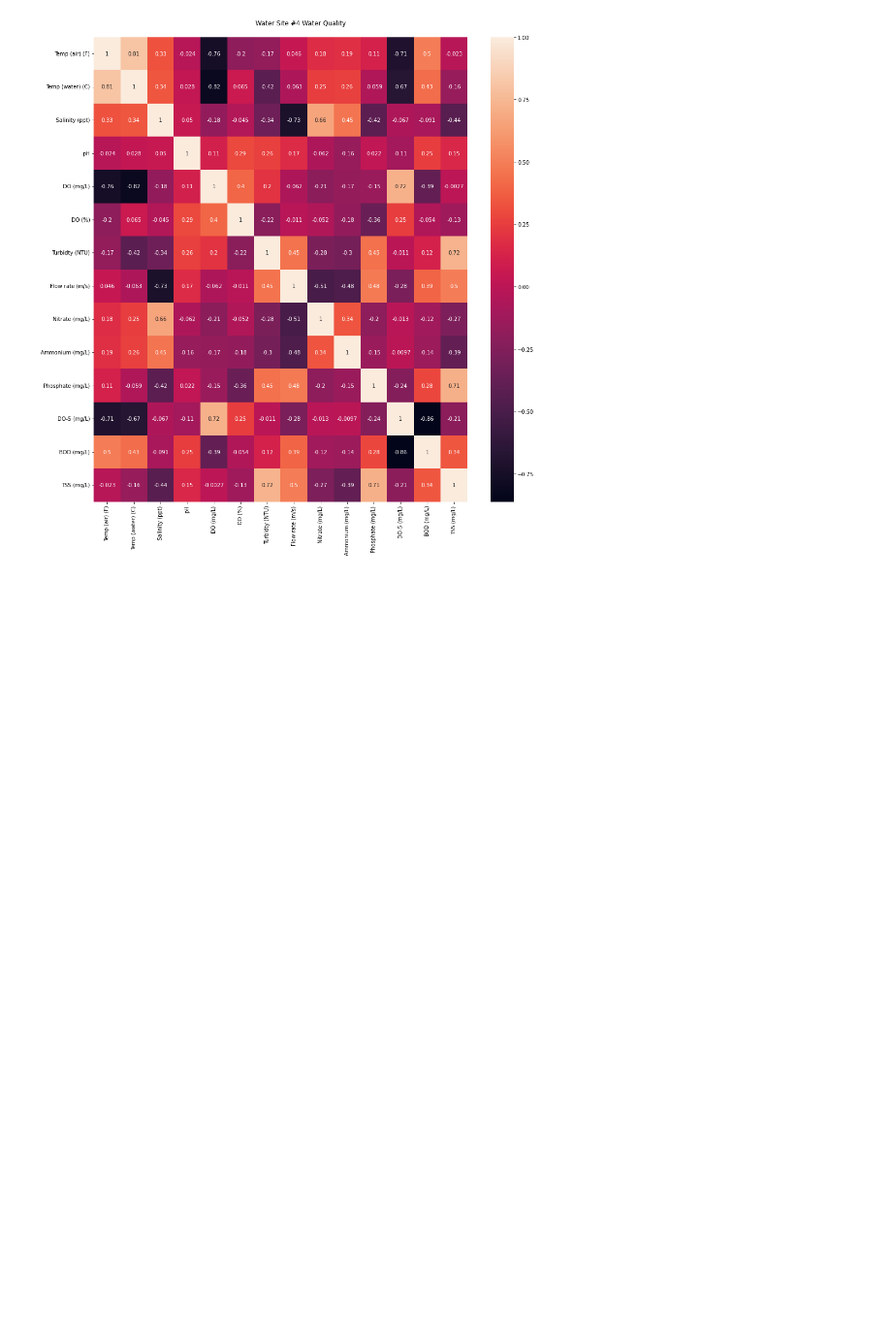
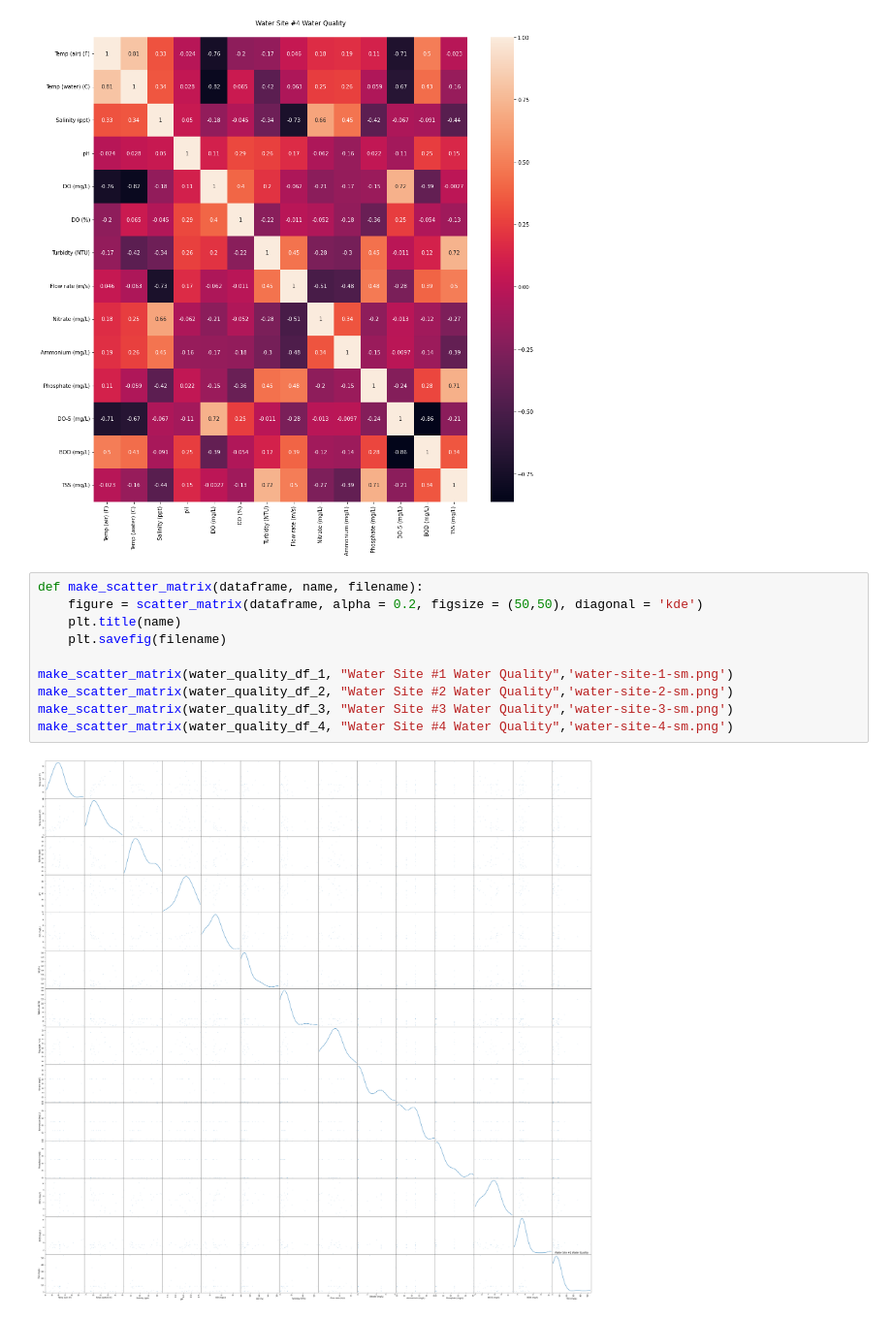
Before and after one commit to angel-721/mva-of-southern-utah-water-quality, a Jupyter notebook: analyze-quality-sites.ipynb, the cells around one changed output. Shown at 97% size. Cells and saved outputs as stored; diff of their text form; blank space fills up the shorter version.

```diff
--- a/analyze-quality-sites.ipynb
+++ b/analyze-quality-sites.ipynb
@@ -44,3 +45,15 @@ make_correlation_matrix(water_quality_df_4, "Water Site #4 Water Quality",'water
 [figure]
 [figure]
 [figure]
+# %%
+def make_scatter_matrix(dataframe, name, filename):
+    figure = scatter_matrix(dataframe, alpha = 0.2, figsize = (50,50), diagonal = 'kde')
+    plt.title(name)
+    plt.savefig(filename)
+
+make_scatter_matrix(water_quality_df_1, "Water Site #1 Water Quality",'water-site-1-sm.png')
+make_scatter_matrix(water_quality_df_2, "Water Site #2 Water Quality",'water-site-2-sm.png')
+make_scatter_matrix(water_quality_df_3, "Water Site #3 Water Quality",'water-site-3-sm.png')
+make_scatter_matrix(water_quality_df_4, "Water Site #4 Water Quality",'water-site-4-sm.png')
+# %% [output]
+[figure, added]
```
Also changed, not shown: parts of 2 cells of this notebook, 4 other files.
